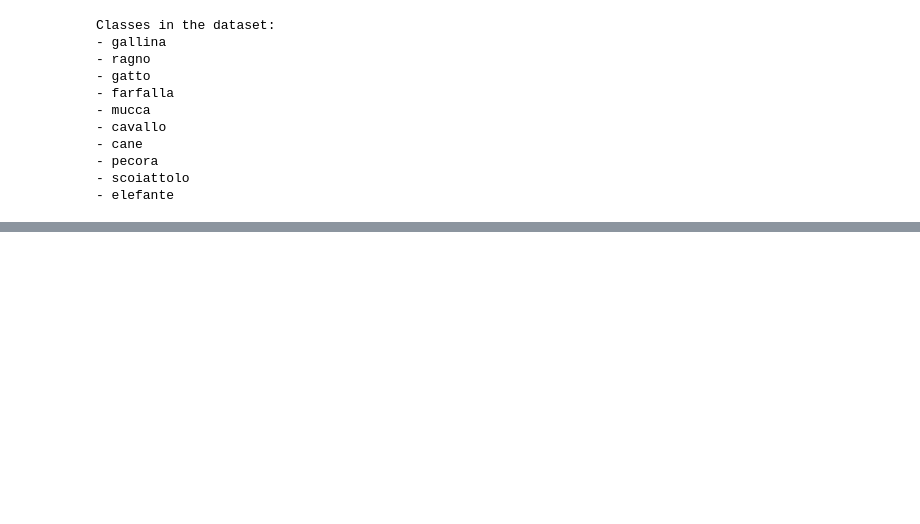
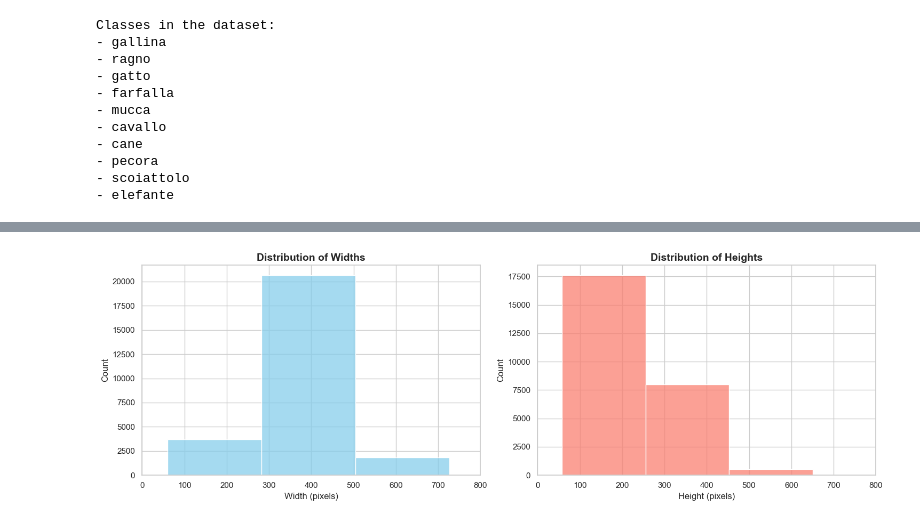
Before and after one commit to zakhar-guzii/Intership_test, a Jupyter notebook: task_2/notebooks/eda.ipynb, the cells around one changed output, grey strips where cells are left out. Cells and saved outputs as stored; diff of their text form; code cells hidden in the pictures; blank space fills up the shorter version.

```diff
--- a/task_2/notebooks/eda.ipynb
+++ b/task_2/notebooks/eda.ipynb
@@ -140,0 +132,34 @@ Imbalance ratio: 3.4x
+# %%
+widths, heights = [], []
+
+for folder in os.listdir(data_dir):
+    folder_path = os.path.join(data_dir, folder)
+    for img_file in os.listdir(folder_path):
+        try:
+            img = Image.open(os.path.join(folder_path, img_file))
+            w, h = img.size
+            widths.append(w)
+            heights.append(h)
+        except Exception:
+            continue
+# %%
+sns.set_theme(style="whitegrid")
+
+fig, axes = plt.subplots(1, 2, figsize=(15, 5))
+
+sns.histplot(widths, bins=30, ax=axes[0], color='skyblue')
+axes[0].set_title('Distribution of Widths', fontsize=14, fontweight='bold')
+axes[0].set_xlabel('Width (pixels)')
+axes[0].set_ylabel('Count')
+axes[0].set_xlim(0, 800)
+
+sns.histplot(heights, bins=30, ax=axes[1], color='salmon')
+axes[1].set_title('Distribution of Heights', fontsize=14, fontweight='bold')
+axes[1].set_xlabel('Height (pixels)')
+axes[1].set_ylabel('Count')
+axes[1].set_xlim(0, 800)
+
+plt.tight_layout()
+plt.show()
+# %% [output]
+[figure, added]
```
Also changed, not shown: parts of 20 cells of this notebook.
